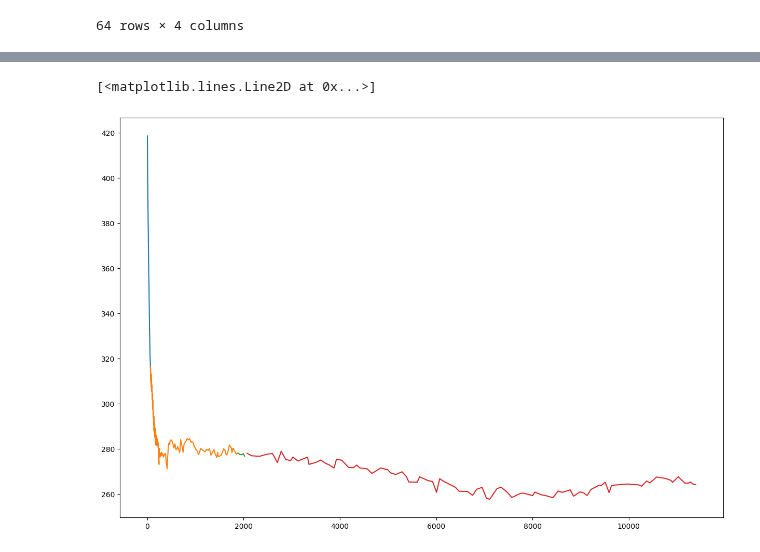
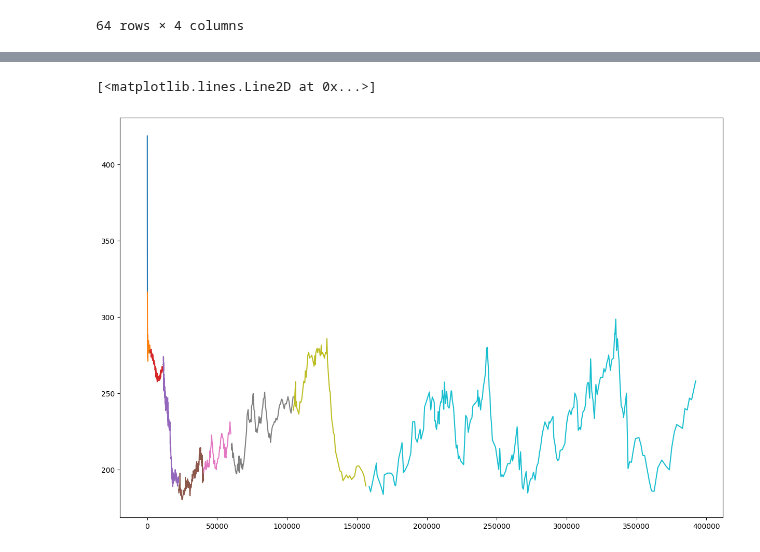
Before and after one commit to humphs078/Owner-avatar-programming_for_data_analysis_assignment_2, a Jupyter notebook: rough_work/ml_test_.ipynb, the cells around one changed output, grey strips where cells are left out. Saved outputs shown, nothing was run; the diff lists cells and outputs as text; code cells hidden in the pictures.

Commit message:
Add more to Co2 plots in ml_test notebook.

```diff
--- a/rough_work/ml_test_.ipynb
+++ b/rough_work/ml_test_.ipynb
@@ -161,0 +177,4 @@ marcott
+# %%
+schneider = master_data.iloc[6:, 65:67]
+# %%
+schneider.rename(columns=({'Unnamed: 65':'yr_bp', 'Unnamed: 66':'co2_ppmv'}), inplace=True)
@@ -161,0 +197,4 @@ marcott
+# %%
+petit = master_data.iloc[124:348, 7:9]
+# %%
+petit.rename(columns=({'Unnamed: 7':'yr_bp', 'Unnamed: 8':'co2_ppmv'}), inplace=True)
@@ -162,9 +219,15 @@ marcott
 # %%
 fig, ax = plt.subplots(figsize=(15,10))
 ax.plot(mauna_loa['years_before_present'], mauna_loa['co2_ppm'])
 ax.plot(rubino['years_before_present'], rubino['co2_ppmv'])
 ax.plot(macfarling['years_before_present'], macfarling['co2_ppmv'])
 ax.plot(monnin['years_before_present'], monnin['co2_ppmv'])
+ax.plot(marcott['years_before_present'], marcott['co2_ppmv'])
+ax.plot(ahn['years_before_present'], ahn['co2_ppmv'])
+ax.plot(bereiter['years_before_present'], bereiter['co2_ppmv'])
+ax.plot(bereiter_2['years_before_present'], bereiter_2['co2_ppmv'])
+ax.plot(schneider['years_before_present'], schneider['co2_ppmv'])
+ax.plot(petit['years_before_present'], petit['co2_ppmv'])
 # %% [output]
 [<matplotlib.lines.Line2D at 0x...>]
-[figure, old version]
+[figure, new version]
```
Also changed, not shown: parts of 28 cells of this notebook.
